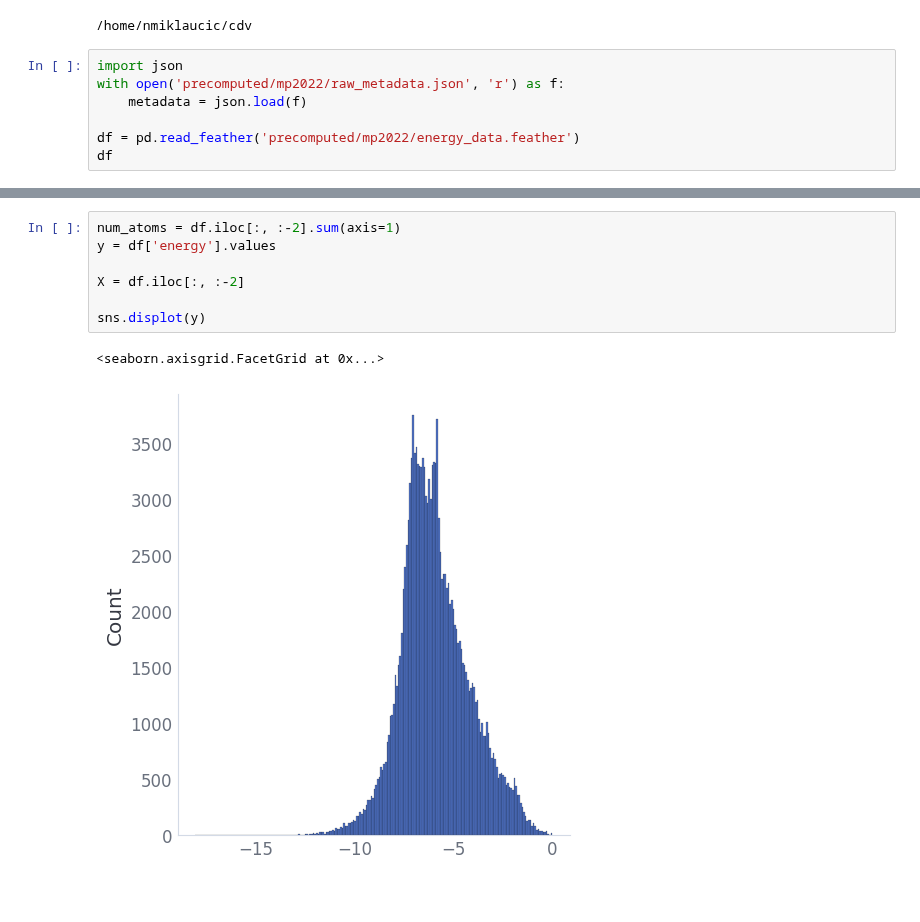
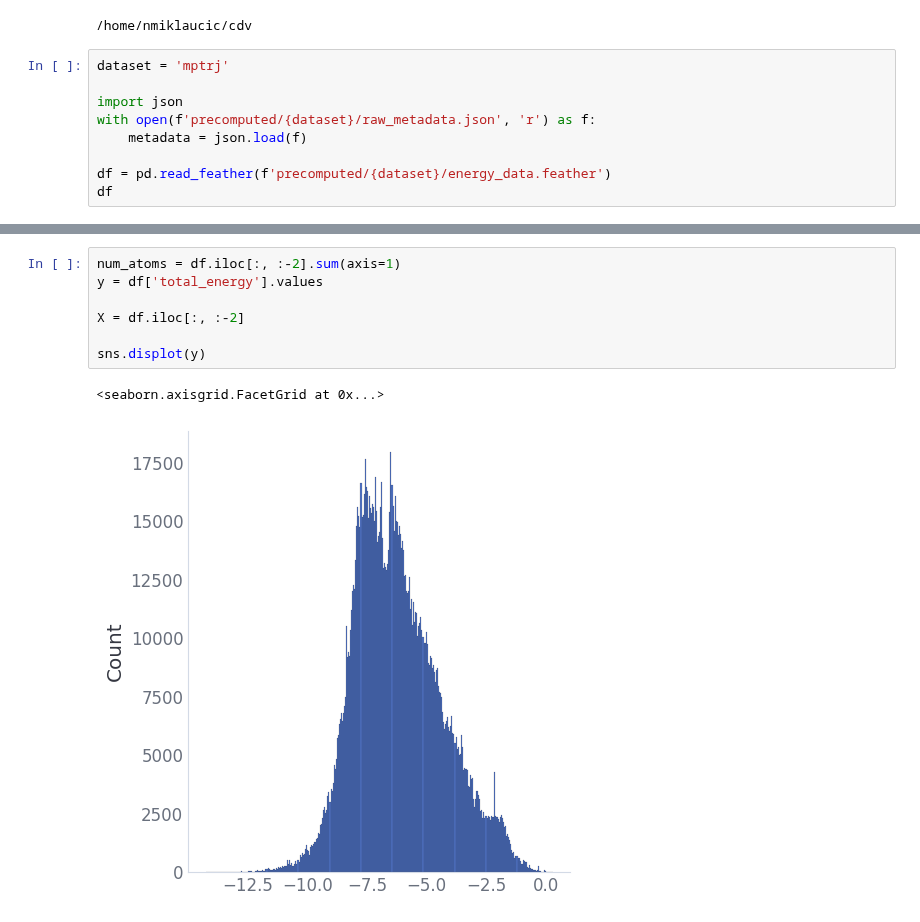
Before and after one commit to nicholas-miklaucic/facet, a Jupyter notebook: notebooks/energy_regression.ipynb, the cells around one changed output, grey strips where cells are left out. Saved outputs shown, nothing was run; the diff lists cells and outputs as text; blank space fills up the shorter version.

```diff
--- a/notebooks/energy_regression.ipynb
+++ b/notebooks/energy_regression.ipynb
@@ -15,11 +15,13 @@ theme, cs = rp.mpl_setup(is_dark)
 # %% [output]
 /home/nmiklaucic/cdv
 # %%
+dataset = 'mptrj'
+
 import json
-with open('precomputed/mp2022/raw_metadata.json', 'r') as f:
+with open(f'precomputed/{dataset}/raw_metadata.json', 'r') as f:
     metadata = json.load(f)
 
-df = pd.read_feather('precomputed/mp2022/energy_data.feather')
+df = pd.read_feather(f'precomputed/{dataset}/energy_data.feather')
 df
 # %% [output]
 |  | 0 | 1 | 2 | 3 | 4 | 5 | 6 | 7 | 8 | 9 | ... | ... |
@@ -64,13 +61,13 @@ df
 # %%
 num_atoms = df.iloc[:, :-2].sum(axis=1)
-y = df['energy'].values
+y = df['total_energy'].values
 
 X = df.iloc[:, :-2]
 
 sns.displot(y)
 # %% [output]
 <seaborn.axisgrid.FacetGrid at 0x...>
-[figure, old version]
+[figure, new version]
 # %%
 import os
 os.environ['KERAS_BACKEND'] = 'jax'
```
Also changed, not shown: parts of 25 cells of this notebook, 18 other files.
